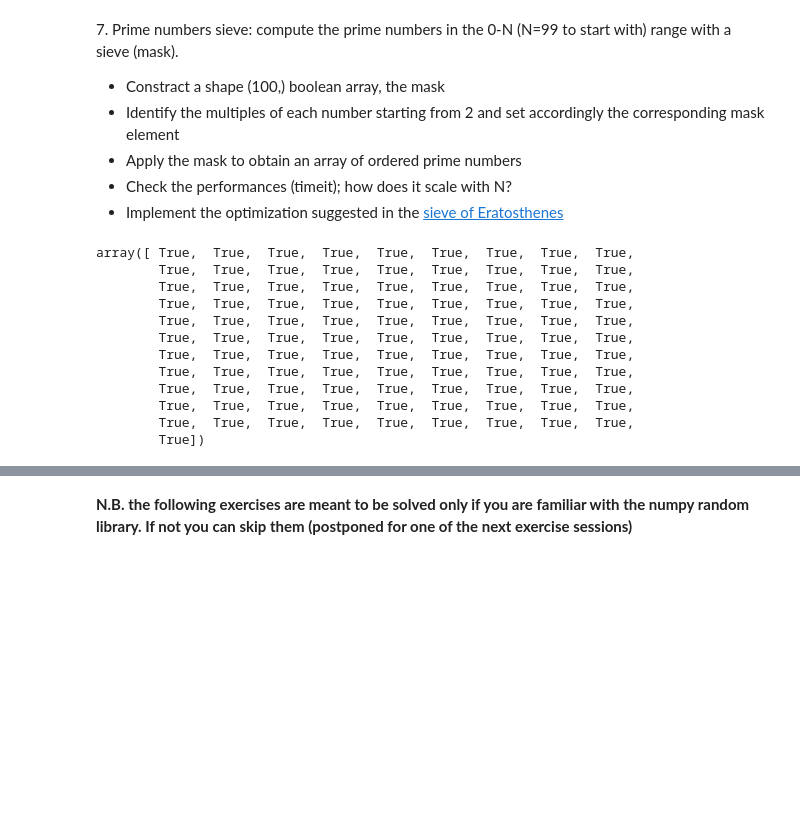
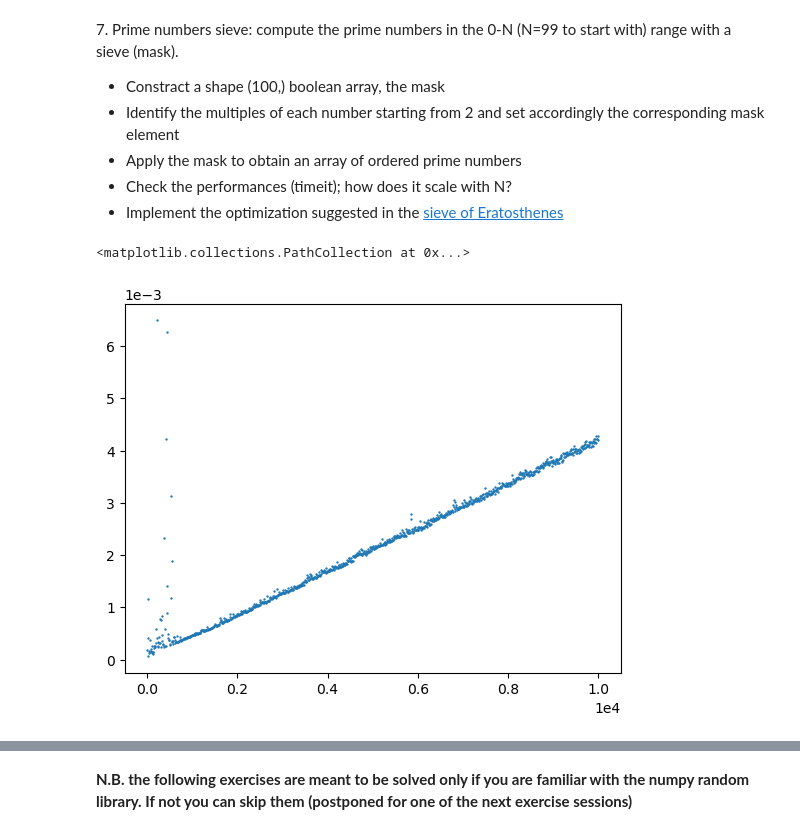
Before and after one commit to PhysicsOfData/LaboratoryOfComputationalPhysics_Y7, a Jupyter notebook: Ex04/04ex_Numpy.ipynb, the cells around one changed output, grey strips where cells are left out. Drawn from its saved outputs; the diff is of its cells as text; code cells hidden in the pictures; blank space fills up the shorter version.

```diff
--- a/Ex04/04ex_Numpy.ipynb
+++ b/Ex04/04ex_Numpy.ipynb
@@ -187,22 +188,26 @@ print(grid)
   * Apply the mask to obtain an array of ordered prime numbers
   * Check the performances (timeit); how does it scale with N?
   * Implement the optimization suggested in the [sieve of Eratosthenes](https://en.wikipedia.org/wiki/Sieve_of_Eratosthenes)
-# %%
-N = 100
-list = np.arange(N)
-mask = np.full(N, True)
-for i,j in list:
-    mask[i ]
-# %% [output]
-array([ True,  True,  True,  True,  True,  True,  True,  True,  True,
-        True,  True,  True,  True,  True,  True,  True,  True,  True,
-        True,  True,  True,  True,  True,  True,  True,  True,  True,
-        True,  True,  True,  True,  True,  True,  True,  True,  True,
-        True,  True,  True,  True,  True,  True,  True,  True,  True,
-        True,  True,  True,  True,  True,  True,  True,  True,  True,
-        True,  True,  True,  True,  True,  True,  True,  True,  True,
-        True,  True,  True,  True,  True,  True,  True,  True,  True,
-        True,  True,  True,  True,  True,  True,  True,  True,  True,
-        True,  True,  True,  True,  True,  True,  True,  True,  True,
-        True,  True,  True,  True,  True,  True,  True,  True,  True,
-        True])
+# %%
+#No optimization
+def computePrime(N):
+    list = np.arange(N)
+    mask = np.full(N, True)
+    for i in np.arange(2, int(N/2)):
+        multiples = np.arange(2*i, N, i)
+        mask[multiples] = False
+    return list[mask]
+
+domain = np.arange(1, 10000, 10)
+times = []
+for N in domain:
+    start = tm.time()
+    computePrime(N)
+    end = tm.time()
+    times.append(end - start)
+
+plt.ticklabel_format(axis='both', style='sci', scilimits=(0,0))
+plt.scatter(domain, times, s=0.5)
+# %% [output]
+<matplotlib.collections.PathCollection at 0x...>
+[figure, added]
```
Also changed, not shown: parts of 4 cells of this notebook, 3 other files.
